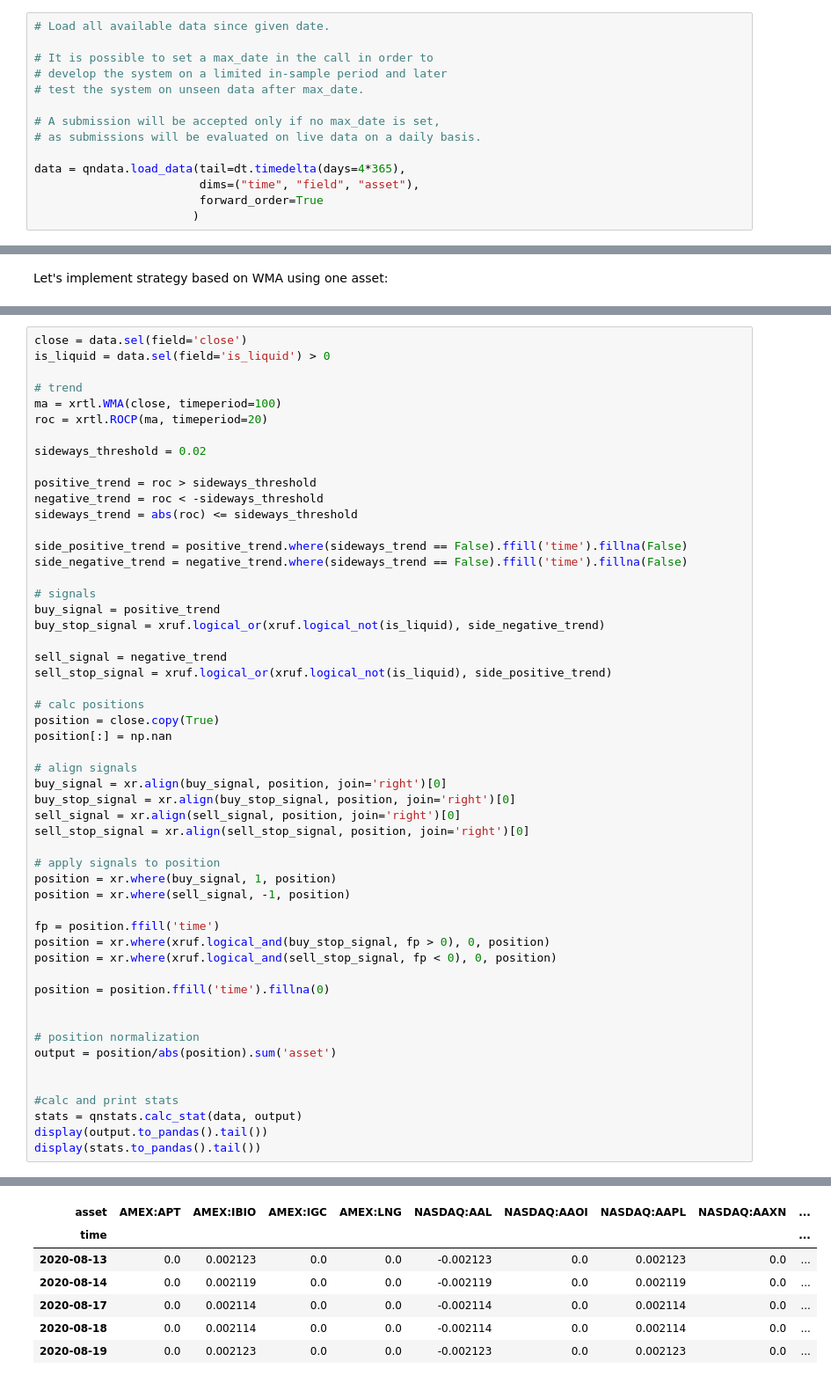
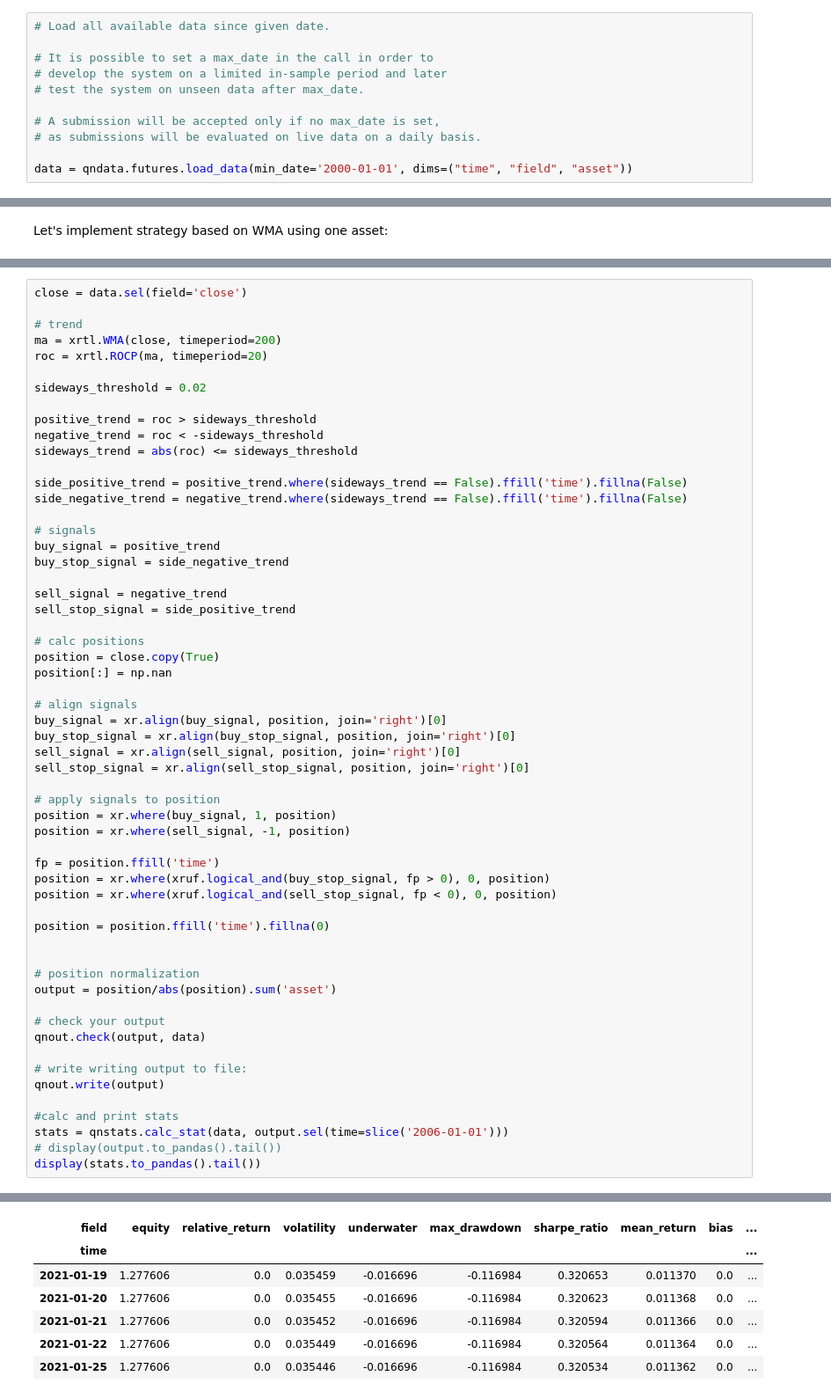
Before and after one commit to quantiacs/documentation, a Jupyter notebook: en/source/examples/examples_trend_based_strategy.ipynb, the cells around one changed output, grey strips where cells are left out. Shown at 88% size. Saved outputs shown, nothing was run; the diff lists cells and outputs as text.

```diff
--- a/en/source/examples/examples_trend_based_strategy.ipynb
+++ b/en/source/examples/examples_trend_based_strategy.ipynb
@@ -39,8 +42,5 @@ import datetime as dt
 # A submission will be accepted only if no max_date is set,
 # as submissions will be evaluated on live data on a daily basis.
 
-data = qndata.load_data(tail=dt.timedelta(days=4*365),
-                        dims=("time", "field", "asset"),
-                        forward_order=True
-                       )
+data = qndata.futures.load_data(min_date='2000-01-01', dims=("time", "field", "asset"))
 # %% [output]
@@ -249,9 +243,8 @@ Now, implement the strategy on multiple assets.
 # %%
 close = data.sel(field='close')
-is_liquid = data.sel(field='is_liquid') > 0
 
 # trend
-ma = xrtl.WMA(close, timeperiod=100)
+ma = xrtl.WMA(close, timeperiod=200)
 roc = xrtl.ROCP(ma, timeperiod=20)
 
 sideways_threshold = 0.02
@@ -265,10 +258,10 @@ side_negative_trend = negative_trend.where(sideways_trend == False).ffill('time'
 
 # signals
 buy_signal = positive_trend
-buy_stop_signal = xruf.logical_or(xruf.logical_not(is_liquid), side_negative_trend)
+buy_stop_signal = side_negative_trend
 
 sell_signal = negative_trend
-sell_stop_signal = xruf.logical_or(xruf.logical_not(is_liquid), side_positive_trend)
+sell_stop_signal = side_positive_trend
 
 # calc positions
 position = close.copy(True)
@@ -294,9 +287,14 @@ position = position.ffill('time').fillna(0)
 # position normalization
 output = position/abs(position).sum('asset')
 
+# check your output
+qnout.check(output, data)
+
+# write writing output to file:
+qnout.write(output)
 
 #calc and print stats
-stats = qnstats.calc_stat(data, output)
-display(output.to_pandas().tail())
+stats = qnstats.calc_stat(data, output.sel(time=slice('2006-01-01')))
+# display(output.to_pandas().tail())
 display(stats.to_pandas().tail())
 # %% [output]
@@ -303,7 +310,7 @@ display(stats.to_pandas().tail())
-| asset | AMEX:APT | AMEX:IBIO | AMEX:IGC | AMEX:LNG | NASDAQ:AAL | NASDAQ:AAOI | NASDAQ:AAPL | NASDAQ:AAXN | ... |
+| field | equity | relative_return | volatility | underwater | max_drawdown | sharpe_ratio | mean_return | bias | ... |
 | time |  |  |  |  |  |  |  |  | ... |
-| 2020-08-13 | 0.0 | 0.002123 | 0.0 | 0.0 | -0.002123 | 0.0 | 0.002123 | 0.0 | ... |
-| 2020-08-14 | 0.0 | 0.002119 | 0.0 | 0.0 | -0.002119 | 0.0 | 0.002119 | 0.0 | ... |
-| 2020-08-17 | 0.0 | 0.002114 | 0.0 | 0.0 | -0.002114 | 0.0 | 0.002114 | 0.0 | ... |
-| 2020-08-18 | 0.0 | 0.002114 | 0.0 | 0.0 | -0.002114 | 0.0 | 0.002114 | 0.0 | ... |
-| 2020-08-19 | 0.0 | 0.002123 | 0.0 | 0.0 | -0.002123 | 0.0 | 0.002123 | 0.0 | ... |
+| 2021-01-19 | 1.277606 | 0.0 | 0.035459 | -0.016696 | -0.116984 | 0.320653 | 0.011370 | 0.0 | ... |
+| 2021-01-20 | 1.277606 | 0.0 | 0.035455 | -0.016696 | -0.116984 | 0.320623 | 0.011368 | 0.0 | ... |
+| 2021-01-21 | 1.277606 | 0.0 | 0.035452 | -0.016696 | -0.116984 | 0.320594 | 0.011366 | 0.0 | ... |
+| 2021-01-22 | 1.277606 | 0.0 | 0.035449 | -0.016696 | -0.116984 | 0.320564 | 0.011364 | 0.0 | ... |
+| 2021-01-25 | 1.277606 | 0.0 | 0.035446 | -0.016696 | -0.116984 | 0.320534 | 0.011362 | 0.0 | ... |
```
Also changed, not shown: parts of 32 cells of this notebook, 5 other files.
